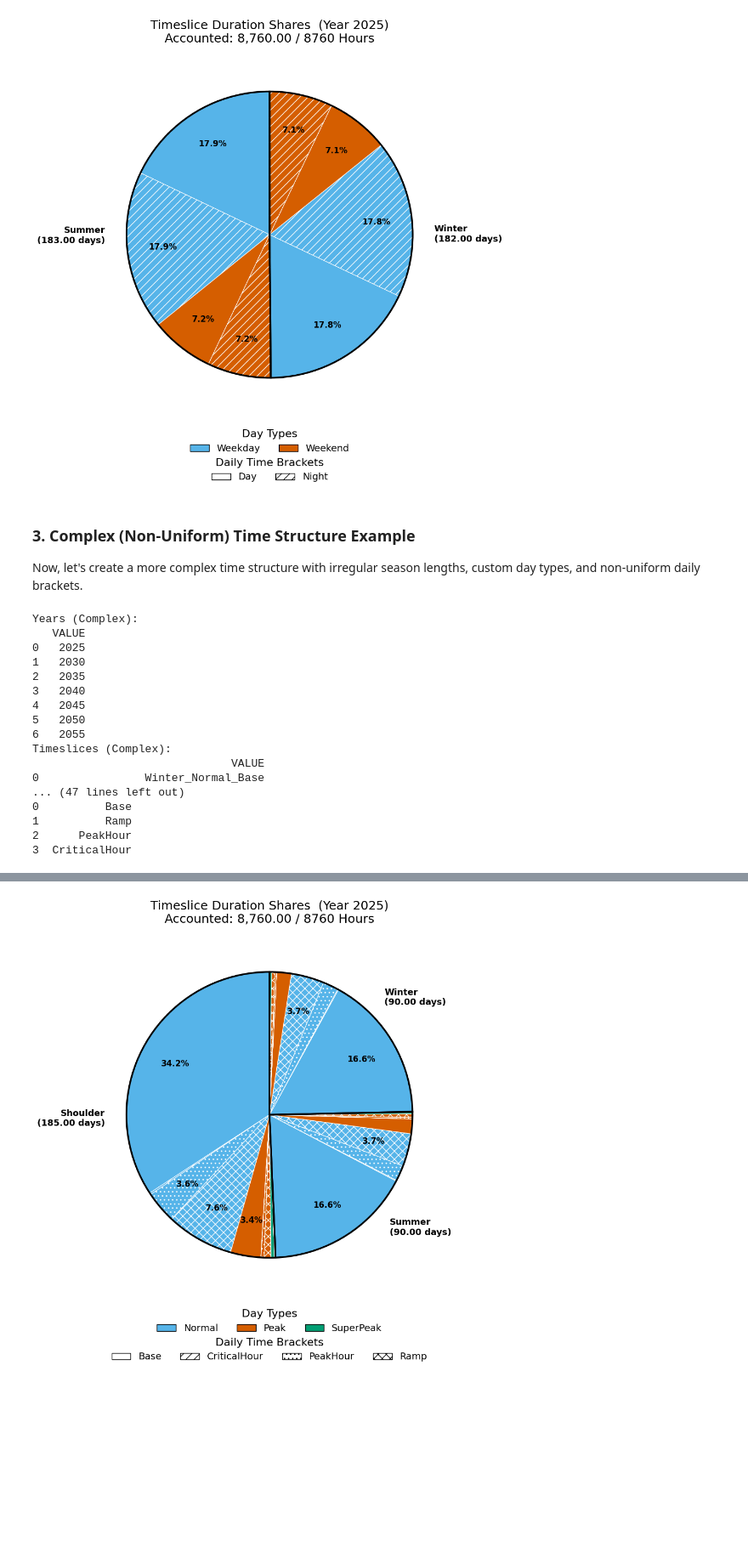
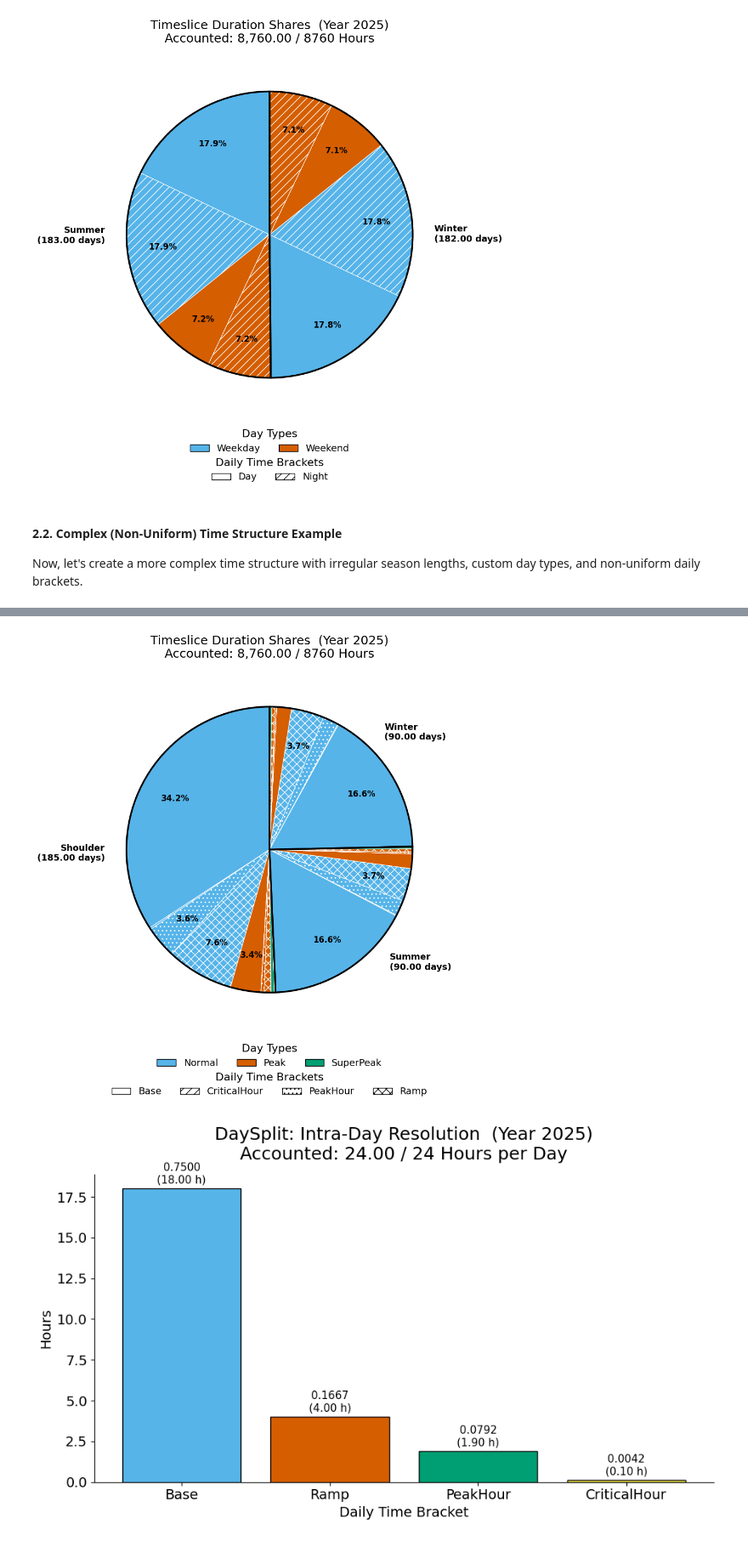
Before and after one commit to esemsc-as4623/pypsa-playground, a Jupyter notebook: notebooks/demo.time.ipynb, the cells around one changed output, grey strips where cells are left out. Shown at 85% size. Cells and saved outputs as stored; diff of their text form; code cells hidden in the pictures; blank space fills up the shorter version.

Commit message:
update notebooks; esp. time translation demo

```diff
--- a/notebooks/demo.time.ipynb
+++ b/notebooks/demo.time.ipynb
@@ -76,7 +49,7 @@ fig, ax = viz.plot_duration_pie(year = 2025)
 # %% [output]
 [figure]
 # %% [markdown]
-### 3. Complex (Non-Uniform) Time Structure Example
+#### 2.2. Complex (Non-Uniform) Time Structure Example
 Now, let's create a more complex time structure with irregular season lengths, custom day types, and non-uniform daily brackets.
 # %%
 # --- Complex Time Structure ---
@@ -93,44 +66,16 @@ brackets_complex = {"Base": 18, "Ramp": 4, "PeakHour": 1.9, "CriticalHour": 0.1}
 time_complex = TimeComponent(complex_dir)
 time_complex.add_time_structure(years_complex, seasons_complex, daytypes_complex, brackets_complex)
 time_complex.save()
-
-# Display the generated DataFrames
-print("Years (Complex):")
-print(time_complex.years_df)
-print("Timeslices (Complex):")
-print(time_complex.timeslices_df)
-print("Seasons (Complex):")
-print(time_complex.seasons_df)
-print("Daytypes (Complex):")
-print(time_complex.daytypes_df)
-print("Brackets (Complex):")
-print(time_complex.brackets_df)
-# %% [output]
-Years (Complex):
-   VALUE
-0   2025
-1   2030
-2   2035
-3   2040
-4   2045
-5   2050
-6   2055
-Timeslices (Complex):
-                              VALUE
-0                Winter_Normal_Base
-... (47 lines left out)
-0          Base
-1          Ramp
-2      PeakHour
-3  CriticalHour
 # %%
 # Visualize the complex scenario
 time_complex = TimeComponent(complex_dir)  # Load from CSV
 time_complex.load()
 
 viz = TimeVisualizer(time_complex)
 viz.show()
 fig, ax = viz.plot_duration_pie(year = 2025)  # alternative view
+fig, ax = viz.plot_daysplit_bar(year = 2025)
 # %% [output]
 [figure]
 [figure]
+[figure, added]
```
Also changed, not shown: parts of 20 cells of this notebook, 2 other files.
